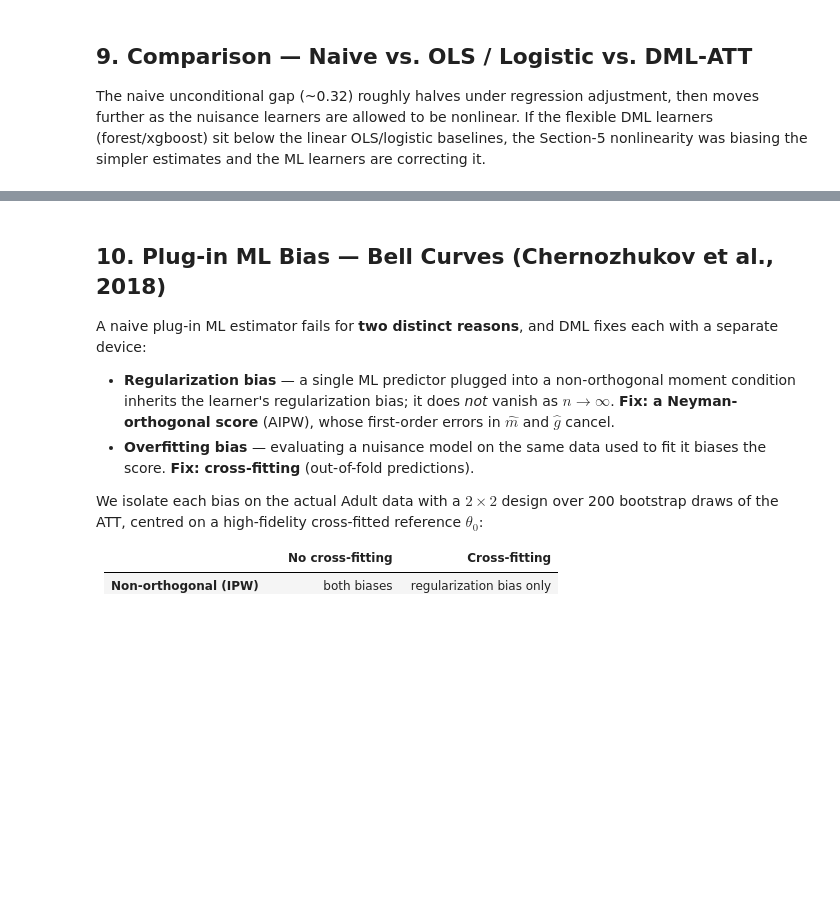
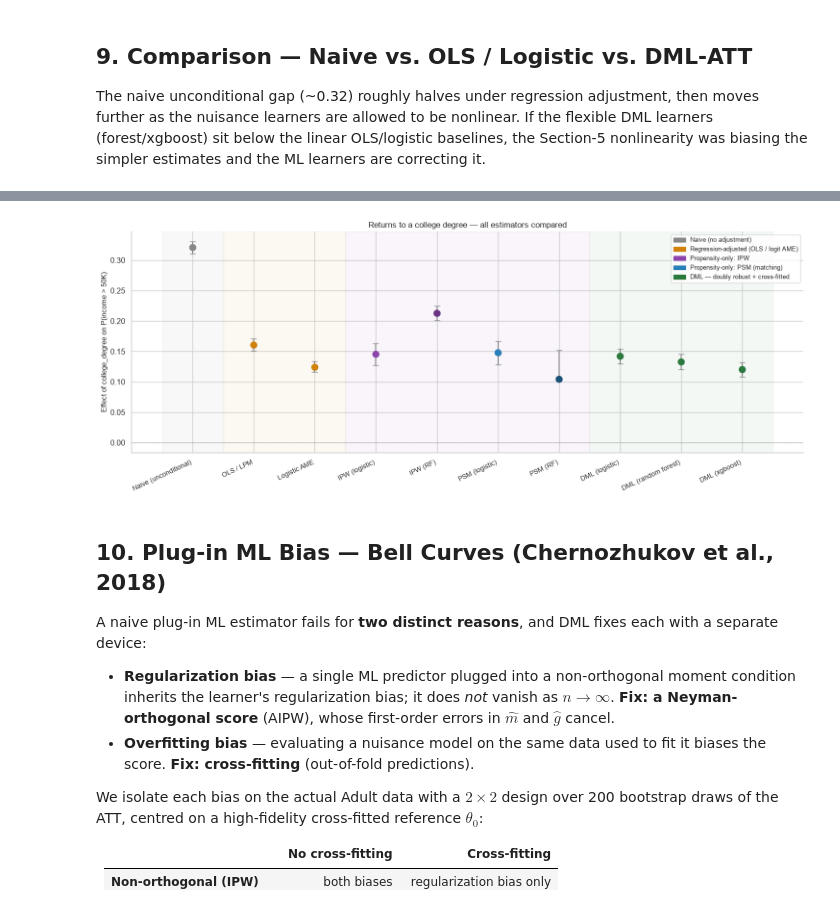
Before and after one commit to FelixZukunft/DML, a Jupyter notebook: dml-scholarship/notebooks/adult_college_dml_clean.ipynb, the cells around one changed output, grey strips where cells are left out. Saved outputs shown, nothing was run; the diff lists cells and outputs as text; code cells hidden in the pictures; blank space fills up the shorter version.

```diff
--- a/dml-scholarship/notebooks/adult_college_dml_clean.ipynb
+++ b/dml-scholarship/notebooks/adult_college_dml_clean.ipynb
@@ -529,0 +625,19 @@ fig.tight_layout(); plt.show()
+# %%
+att_summary = pd.concat((
+    logit_summary, forest_summary, xgb_summary,
+    ols_summary, logit_summary_naive,
+    ipw_logit_summary, ipw_rf_summary,
+    psm_logit_summary, psm_rf_summary,
+))
+att_summary.index = [
+    'DML (logistic)', 'DML (random forest)', 'DML (xgboost)',
+    'OLS / LPM', 'Logistic AME',
+    'IPW (logistic)', 'IPW (RF)',
+    'PSM (logistic)', 'PSM (RF)',
+]
+naive_row = pd.DataFrame(
+    {'coef': [diff], 'std err': [se_diff], 't': [t_stat],
+     'P>|t|': [p_val], '2.5 %': [ci_lo], '97.5 %': [ci_hi]},
+    index=['Naive (unconditional)'])
+att_summary = pd.concat((naive_row, att_summary))
+print(att_summary[['coef', '2.5 %', '97.5 %']].round(4))
@@ -530,3 +656,50 @@ fig.tight_layout(); plt.show()
+# %%
+order = [
+    'Naive (unconditional)',
+    'OLS / LPM', 'Logistic AME',
+    'IPW (logistic)', 'IPW (RF)',
+    'PSM (logistic)', 'PSM (RF)',
+    'DML (logistic)', 'DML (random forest)', 'DML (xgboost)',
+]
+clr = [
+    '#888888',              # naive
+    '#d1820a', '#d1820a',   # OLS, logistic AME
+    '#8e44ad', '#6c3483',   # IPW: logistic, RF
+    '#2980b9', '#1a5276',   # PSM: logistic, RF
+    '#2a7a3b', '#2a7a3b', '#2a7a3b',   # DML
+]
+
+plot_df = att_summary.loc[order]
+err = np.vstack([plot_df['coef'] - plot_df['2.5 %'],
+                 plot_df['97.5 %'] - plot_df['coef']])
+
+fig, ax = plt.subplots(figsize=(15, 6))
+ax.errorbar(range(len(plot_df)), plot_df['coef'], yerr=err,
+            fmt='o', ecolor='grey', capsize=4, markersize=9, linestyle='none')
+ax.scatter(range(len(plot_df)), plot_df['coef'], c=clr, s=90, zorder=3)
+ax.axhline(0, color='grey', lw=0.8, ls=':')
+
+# Shaded bands to group estimator families
+ax.axvspan(-0.5, 0.5, alpha=0.05, color='grey')
+ax.axvspan( 0.5, 2.5, alpha=0.05, color='#d1820a')
+ax.axvspan( 2.5, 6.5, alpha=0.05, color='#8e44ad')
+ax.axvspan( 6.5, 9.5, alpha=0.05, color='#2a7a3b')
+
+ax.set_xticks(range(len(plot_df)))
+ax.set_xticklabels(plot_df.index, rotation=25, ha='right', fontsize=10)
+ax.set_ylabel('Effect of college_degree on P(income > 50K)', fontsize=11)
+ax.set_title('Returns to a college degree — all estimators compared', fontsize=12)
+ax.spines[['top', 'right']].set_visible(False)
+ax.legend(handles=[
+    mpatches.Patch(color='#888888', label='Naive (no adjustment)'),
+    mpatches.Patch(color='#d1820a', label='Regression-adjusted (OLS / logit AME)'),
+    mpatches.Patch(color='#8e44ad', label='Propensity-only: IPW'),
+    mpatches.Patch(color='#2980b9', label='Propensity-only: PSM (matching)'),
+    mpatches.Patch(color='#2a7a3b', label='DML — doubly robust + cross-fitted'),
+], loc='upper right', fontsize=9)
+fig.tight_layout(); plt.show()
+# %% [output]
+[figure, added]
 # %% [markdown]
 ## 10. Plug-in ML Bias — Bell Curves (Chernozhukov et al., 2018)
 
```
Also changed, not shown: parts of 8 cells of this notebook.
